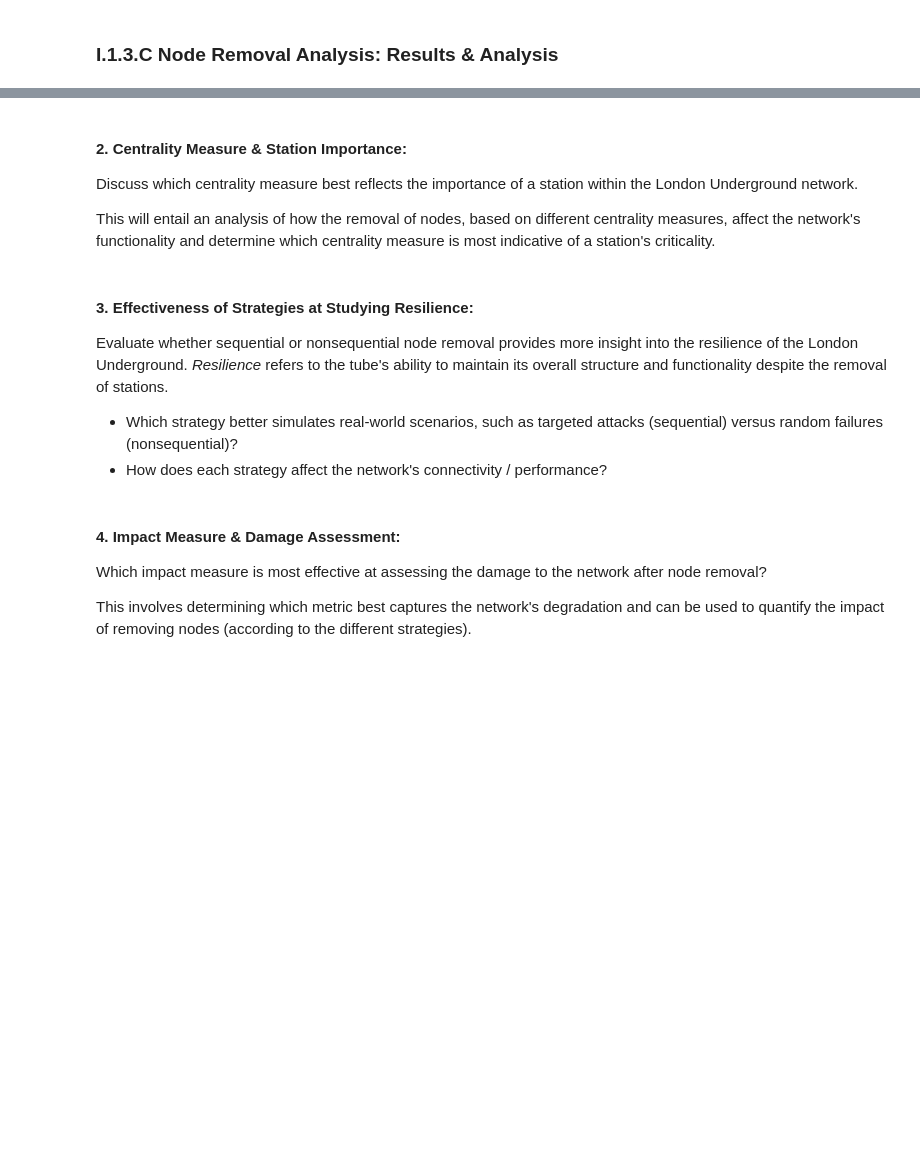
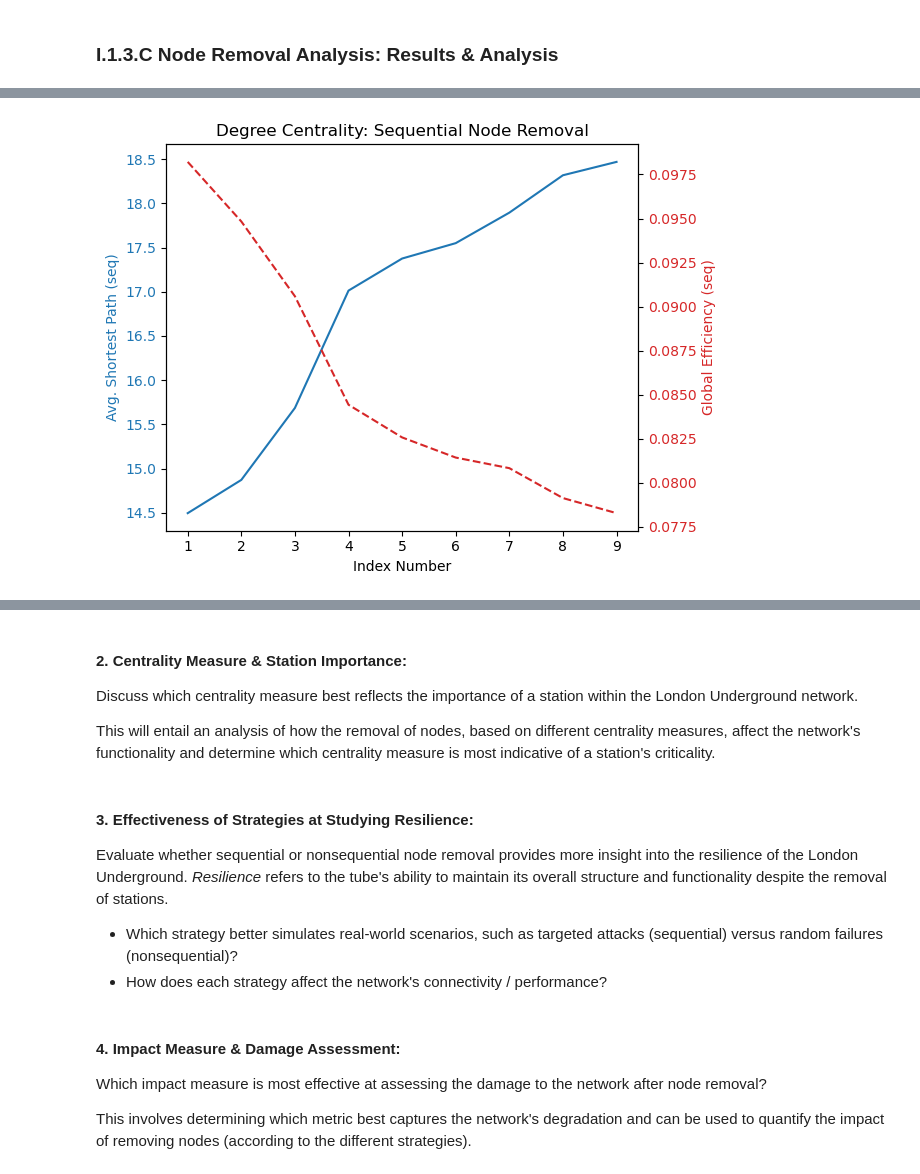
Before and after one commit to NikhilSDesai/UrbanSimulation, a Jupyter notebook: Final_Assessment.ipynb, the cells around one changed output, grey strips where cells are left out. Cells and saved outputs as stored; diff of their text form; code cells hidden in the pictures; blank space fills up the shorter version.

Commit message:
Topological Networks - First Draft Complete

```diff
--- a/Final_Assessment.ipynb
+++ b/Final_Assessment.ipynb
@@ -633,8 +744,8 @@ for j in range(0, 10):
     print(len(list(GD_s.nodes)))
 
     # recalc degree centrality
-    bet_cen_new = nx.degree_centrality(GD_s)
-    nx.set_node_attributes(GD_s, dict(bet_cen_new), "topological_degree")
+    deg_cen_new = nx.degree_centrality(GD_s)
+    nx.set_node_attributes(GD_s, dict(deg_cen_new), "topological_degree")
 
     # calc component no. & append
     components_no = nx.number_connected_components(GD_s)
@@ -821,0 +1055,17 @@ Visualisation of the outcomes of both the sequential and nonsequential node remo
+# %%
+# merge
+degree_all = pd.merge(df_sdegree, df_nsdegree, left_index=True, right_index=True)
+
+# keep columns below:
+desired_columns = [
+    "Station Removed (seq)",
+    "Avg. Shortest Path (seq)",
+    "Global efficiency (seq)",
+    "Station Removed (non seq)",
+    "Avg. Shortest Path (non seq)",
+    "Global efficiency (non seq)",
+]
+
+# filter & print
+degree_all = degree_all[[col for col in desired_columns if col in degree_all.columns]]
+degree_all
@@ -821,0 +1083,23 @@ Visualisation of the outcomes of both the sequential and nonsequential node remo
+# %%
+# plot for sequential node removal
+# create figure
+fig, ax1 = plt.subplots()
+
+# plot avg. shortest path on primary y-axis
+ax1.set_xlabel('Index Number')
+ax1.set_ylabel('Avg. Shortest Path (seq)', color='tab:blue')
+ax1.plot(degree_all.index, degree_all['Avg. Shortest Path (seq)'], color='tab:blue', label='Avg. Shortest Path (seq)')
+ax1.tick_params(axis='y', labelcolor='tab:blue')
+
+# global efficiency on secondary y-axis
+ax2 = ax1.twinx()
+ax2.set_ylabel('Global Efficiency (seq)', color='tab:red')
+ax2.plot(degree_all.index, degree_all['Global efficiency (seq)'], color='tab:red', linestyle='--', label='Global Efficiency (seq)')
+ax2.tick_params(axis='y', labelcolor='tab:red')
+
+# title
+plt.title('Degree Centrality: Sequential Node Removal')
+fig.tight_layout()
+plt.show()
+# %% [output]
+[figure, added]
```
Also changed, not shown: parts of 25 cells of this notebook.
